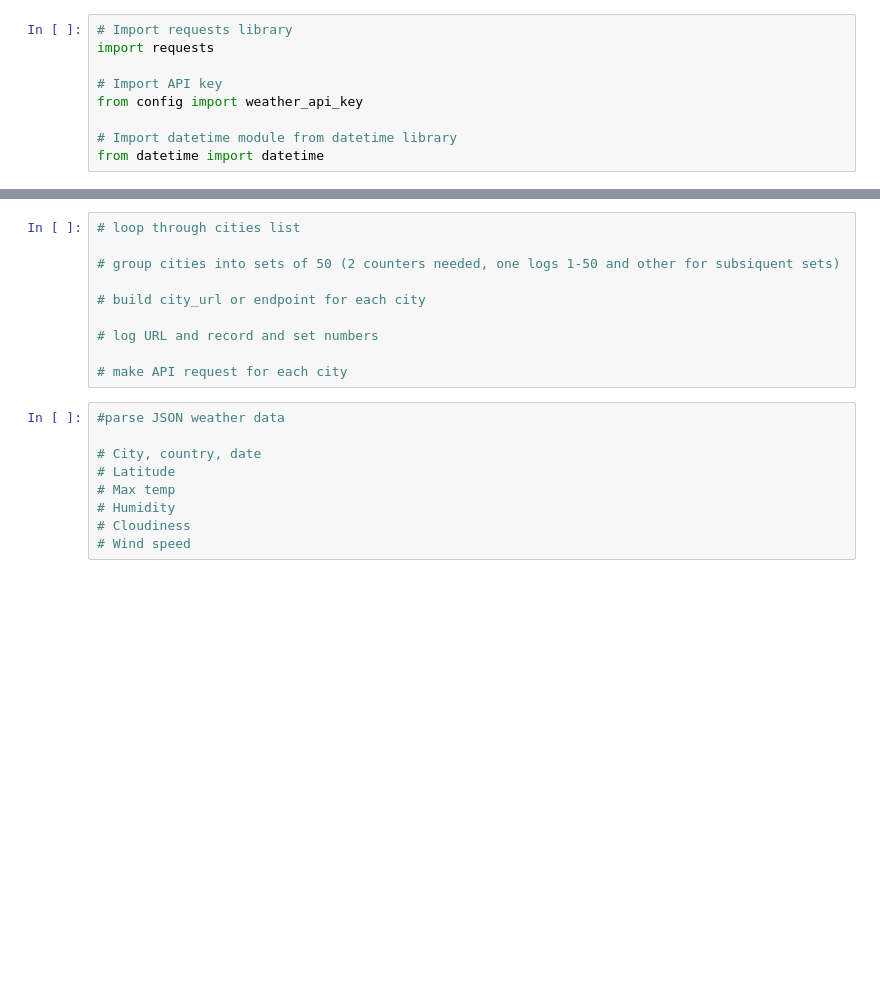
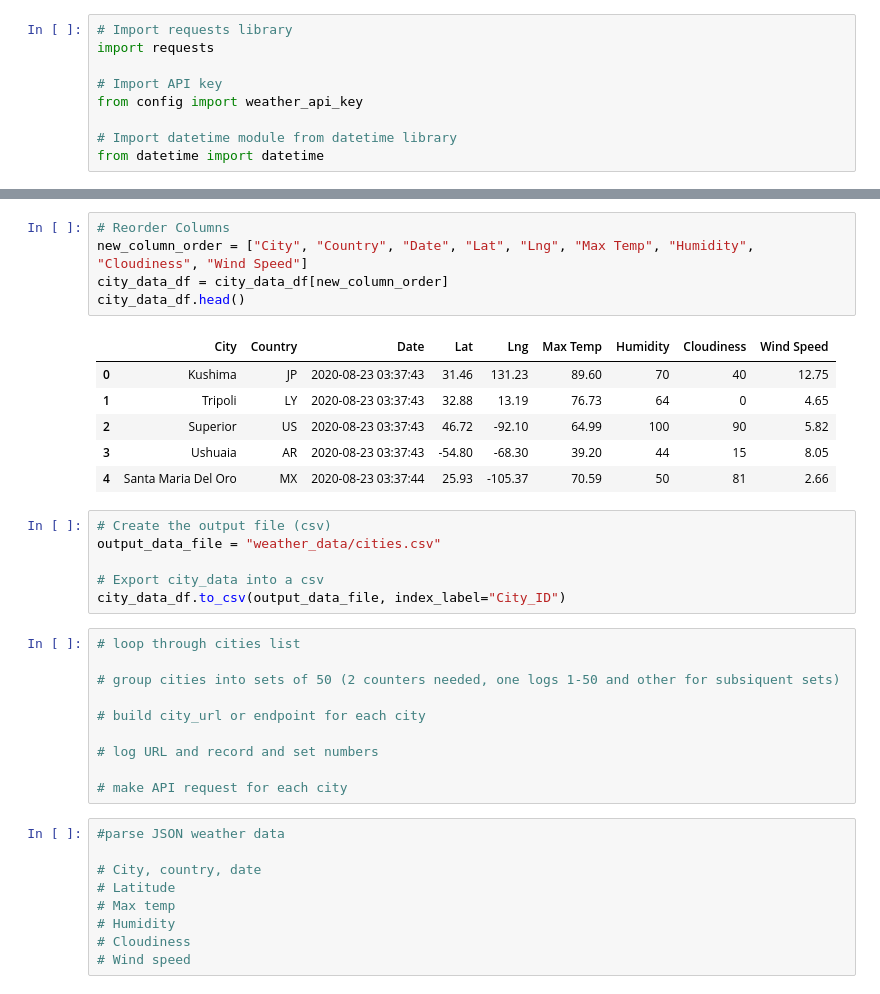
Before and after one commit to mchjohnson13/WorldWeather_Analysis, a Jupyter notebook: WeatherPy.ipynb, the cells around one changed output, grey strips where cells are left out. Saved outputs shown, nothing was run; the diff lists cells and outputs as text; blank space fills up the shorter version.

```diff
--- a/WeatherPy.ipynb
+++ b/WeatherPy.ipynb
@@ -40,3 +143,21 @@ from datetime import datetime
+# %%
+# Reorder Columns
+new_column_order = ["City", "Country", "Date", "Lat", "Lng", "Max Temp", "Humidity", "Cloudiness", "Wind Speed"]
+city_data_df = city_data_df[new_column_order]
+city_data_df.head()
+# %% [output]
+|  | City | Country | Date | Lat | Lng | Max Temp | Humidity | Cloudiness | Wind Speed |
+| 0 | Kushima | JP | 2020-08-23 03:37:43 | 31.46 | 131.23 | 89.60 | 70 | 40 | 12.75 |
+| 1 | Tripoli | LY | 2020-08-23 03:37:43 | 32.88 | 13.19 | 76.73 | 64 | 0 | 4.65 |
+| 2 | Superior | US | 2020-08-23 03:37:43 | 46.72 | -92.10 | 64.99 | 100 | 90 | 5.82 |
+| 3 | Ushuaia | AR | 2020-08-23 03:37:43 | -54.80 | -68.30 | 39.20 | 44 | 15 | 8.05 |
+| 4 | Santa Maria Del Oro | MX | 2020-08-23 03:37:44 | 25.93 | -105.37 | 70.59 | 50 | 81 | 2.66 |
+# %%
+# Create the output file (csv)
+output_data_file = "weather_data/cities.csv"
+
+# Export city_data into a csv
+city_data_df.to_csv(output_data_file, index_label="City_ID")
 # %%
 # loop through cities list
 
```
Also changed, not shown: parts of 5 cells of this notebook, 3 other files.
